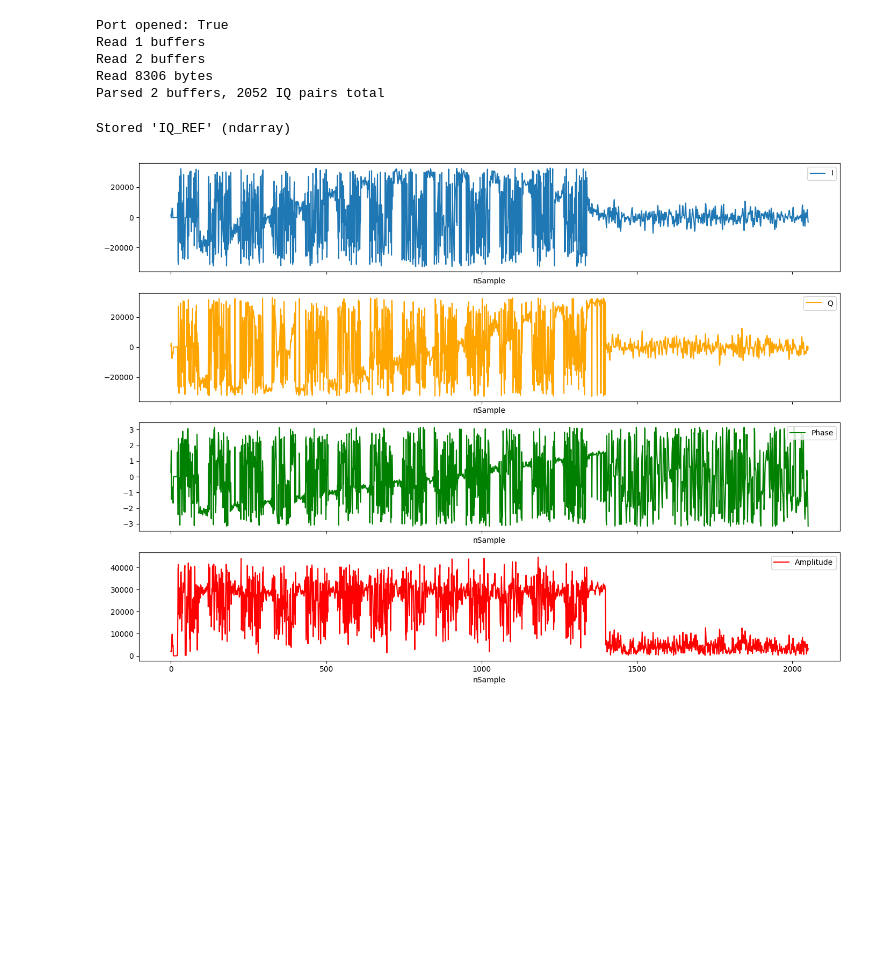
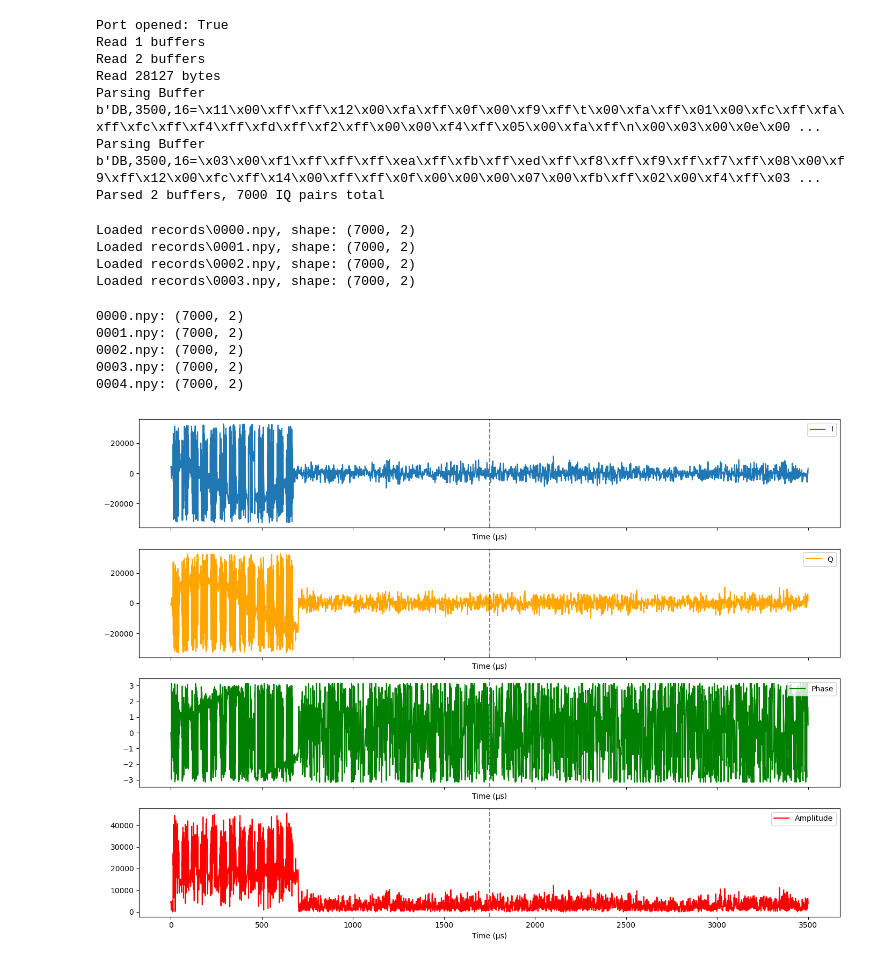
Before and after one commit to mathklk/STM32WL3X, a Jupyter notebook: Py/analyze.ipynb, the cells around one changed output. Saved outputs shown, nothing was run; the diff lists cells and outputs as text; code cells hidden in the pictures; blank space fills up the shorter version.

```diff
--- a/Py/analyze.ipynb
+++ b/Py/analyze.ipynb
@@ -1,5 +1,5 @@
 # %%
-# iqf = 2e6
+iqf = 2e6
 # %%
 import math
 import serial
@@ -18,7 +18,8 @@ ser = serial.Serial('COM8', baudrate=2e6, timeout=2)  # timeout in seconds
 print("Port opened:", ser.is_open)
 
 startSeq = b'[DB,'
-expectedCount: Optional[int] = 2
+stopSeq = b'TRANSMISSION_COMPLETE'
+expectedCount = 2
 
 response = b''
 try:
@@ -30,7 +31,7 @@ try:
             print(f"\rRead {nBuffers} buffers")
             lastCountPrinted = nBuffers
 
-        if expectedCount is not None and nBuffers >= expectedCount:
+        if nBuffers == expectedCount and response.find(stopSeq) != -1:
             break
 except KeyboardInterrupt:
     pass
@@ -53,7 +54,7 @@ class Buffer:
 # [DBA,2028,4=....]
 def parseBuffer(raw: bytes, x: int) -> tuple[Buffer, int]:
     x += 1  # skip '['
-
+    print("Parsing Buffer", raw[x:])
     label = ''
     while raw[x] != ord(','):
         label += chr(raw[x])
@@ -107,58 +108,88 @@ while True:
         # stack buffer IQ arrays vertically into the global IQ array
         if buf.iq.size:
             IQ = np.vstack((IQ, buf.iq))
-    except ValueError, IndexError:
-        print("Last buffer incomplete")
-        break
+    # except None:
+    #     print("Last buffer incomplete")
+    #     break
+    finally:
+        pass
 
 print("Parsed", n, "buffers,", len(IQ), "IQ pairs total")
 # %% [output]
 Port opened: True
 Read 1 buffers
 Read 2 buffers
-Read 8306 bytes
-Parsed 2 buffers, 2052 IQ pairs total
+Read 28127 bytes
+Parsing Buffer b'DB,3500,16=\x11\x00\xff\xff\x12\x00\xfa\xff\x0f\x00\xf9\xff\t\x00\xfa\xff\x01\x00\xfc\xff\xfa\xff\xfc\xff\xf4\xff\xfd\xff\xf2\xff\x00\x00\xf4\xff\x05\x00\xfa\xff\n\x00\x03\x00\x0e\x00 ...
+Parsing Buffer b'DB,3500,16=\x03\x00\xf1\xff\xff\xff\xea\xff\xfb\xff\xed\xff\xf8\xff\xf9\xff\xf7\xff\x08\x00\xf9\xff\x12\x00\xfc\xff\x14\x00\xff\xff\x0f\x00\x00\x00\x07\x00\xfb\xff\x02\x00\xf4\xff\x03 ...
+Parsed 2 buffers, 7000 IQ pairs total
 # %%
-IQ_REF = IQ
-%store IQ_REF
+# load all files from "records" directory (0001.npy)
+dir = 'records'
+IQ_STORE: dict[str, np.ndarray] = {}
+import os
+for filename in os.listdir(dir):
+    if filename.endswith('.npy'):
+        filepath = os.path.join(dir, filename)
+        iq_data = np.load(filepath)
+        IQ_STORE[filename] = iq_data
+        print(f"Loaded {filepath}, shape: {iq_data.shape}")
+try:
+    lastN = max([int(name.split('.')[0]) for name in IQ_STORE.keys()])
+    lastN += 1
+except ValueError:
+    lastN = 0
+thisFile = f"{lastN:04d}.npy"
+np.save(f'{dir}/{thisFile}', IQ)
+IQ_STORE[thisFile] = IQ
 # %% [output]
-Stored 'IQ_REF' (ndarray)
+Loaded records\0000.npy, shape: (7000, 2)
+Loaded records\0001.npy, shape: (7000, 2)
+Loaded records\0002.npy, shape: (7000, 2)
+Loaded records\0003.npy, shape: (7000, 2)
+# %%
+for name, iq_data in IQ_STORE.items():
+    print(f"{name}: {iq_data.shape}")
+# %% [output]
+0000.npy: (7000, 2)
+0001.npy: (7000, 2)
+0002.npy: (7000, 2)
+0003.npy: (7000, 2)
+0004.npy: (7000, 2)
 # %%
 %matplotlib widget
 import matplotlib.pyplot as plt
-import math
 
 # IQ is now a numpy array with shape (N, 2)
-I = IQ[:, 0]
-Q = IQ[:, 1]
+I, Q = IQ[:, 0], IQ[:, 1]
 phase = np.arctan2(Q, I)
 A = np.hypot(I, Q)
 
 try:
     microSecondsPerSample = 1e6 / iqf
     time = [i * microSecondsPerSample for i in range(len(IQ))]
     timeLabel = 'Time (µs)'
 except NameError:
     time = list(range(len(IQ)))
     timeLabel = 'nSample'
 
 fig, axs = plt.subplots(4, 1, sharex=True, figsize=(14, 10))
 axs: list[plt.Axes]
 (ax1, ax2, ax3, ax4) = axs
 ax1.plot(time, I, label='I')
 ax1.legend(loc='upper right')
 ax2.plot(time, Q, label='Q', color='orange')
 ax2.legend(loc='upper right')
 ax3.plot(time, phase, label='Phase', color='green')
 ax3.legend(loc='upper right')
 ax4.plot(time, A, label='Amplitude', color='red')
 ax4.legend(loc='upper right')
 
 for ax in axs:
-    # ax.axvline(time[len(DBA)+finish[1]], color='gray', linestyle='--')
+    ax.axvline(time[len(time)//2], color='gray', linestyle='--')
     ax.set_xlabel(timeLabel)
 
 plt.tight_layout()
 plt.show()
 # %% [output]
-[figure, old version]
+[figure, new version]
```
Also changed, not shown: parts of 1 cell of this notebook, 8 other files.
